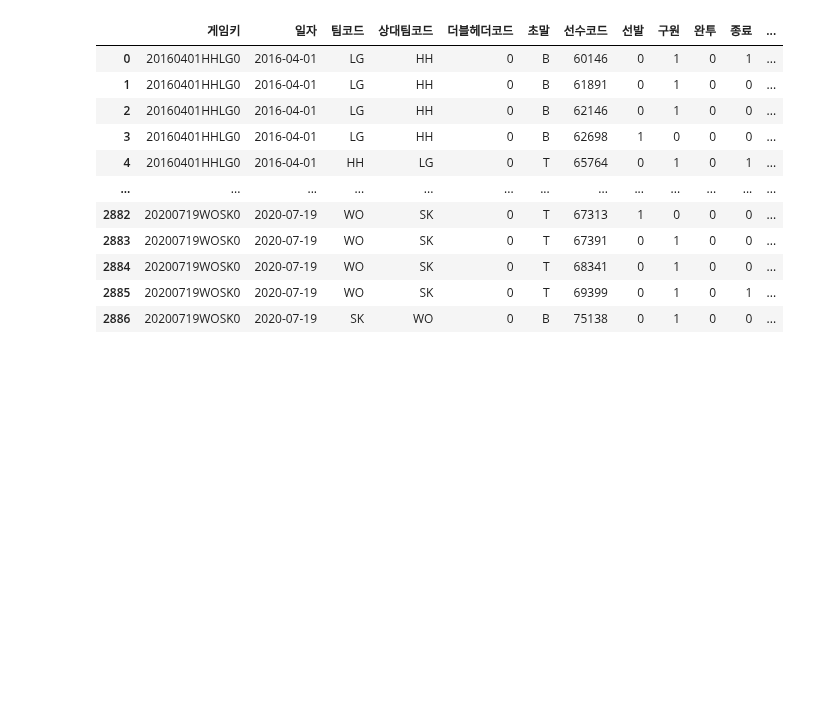
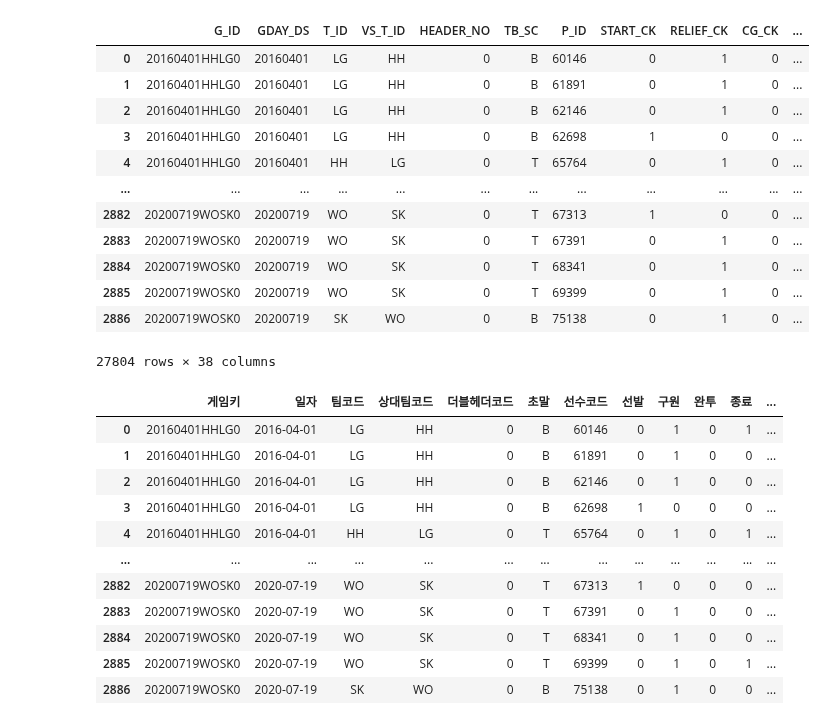
Before and after one commit to seonghunYang/big_contest2020, a Jupyter notebook: EDA4_개인투수_세이버_매트릭스_합본.ipynb, the cells around one changed output. Drawn from its saved outputs; the diff is of its cells as text; code cells hidden in the pictures; blank space fills up the shorter version.

```diff
--- a/EDA4_개인투수_세이버_매트릭스_합본.ipynb
+++ b/EDA4_개인투수_세이버_매트릭스_합본.ipynb
@@ -26,6 +30,22 @@ def load_Data(name):
     return df
 # %%
 pitcher = load_Data('개인투수')
+# %%
+pitcher
+# %% [output]
+|  | G_ID | GDAY_DS | T_ID | VS_T_ID | HEADER_NO | TB_SC | P_ID | START_CK | RELIEF_CK | CG_CK | ... |
+| 0 | 20160401HHLG0 | 20160401 | LG | HH | 0 | B | 60146 | 0 | 1 | 0 | ... |
+| 1 | 20160401HHLG0 | 20160401 | LG | HH | 0 | B | 61891 | 0 | 1 | 0 | ... |
+| 2 | 20160401HHLG0 | 20160401 | LG | HH | 0 | B | 62146 | 0 | 1 | 0 | ... |
+| 3 | 20160401HHLG0 | 20160401 | LG | HH | 0 | B | 62698 | 1 | 0 | 0 | ... |
+| 4 | 20160401HHLG0 | 20160401 | HH | LG | 0 | T | 65764 | 0 | 1 | 0 | ... |
+| ... | ... | ... | ... | ... | ... | ... | ... | ... | ... | ... | ... |
+| 2882 | 20200719WOSK0 | 20200719 | WO | SK | 0 | T | 67313 | 1 | 0 | 0 | ... |
+| 2883 | 20200719WOSK0 | 20200719 | WO | SK | 0 | T | 67391 | 0 | 1 | 0 | ... |
+| 2884 | 20200719WOSK0 | 20200719 | WO | SK | 0 | T | 68341 | 0 | 1 | 0 | ... |
+| 2885 | 20200719WOSK0 | 20200719 | WO | SK | 0 | T | 69399 | 0 | 1 | 0 | ... |
+| 2886 | 20200719WOSK0 | 20200719 | SK | WO | 0 | B | 75138 | 0 | 1 | 0 | ... |
+27804 rows × 38 columns
 # %%
 pitcher.columns = new_columns
 # %%
```
Also changed, not shown: parts of 7 cells of this notebook.
